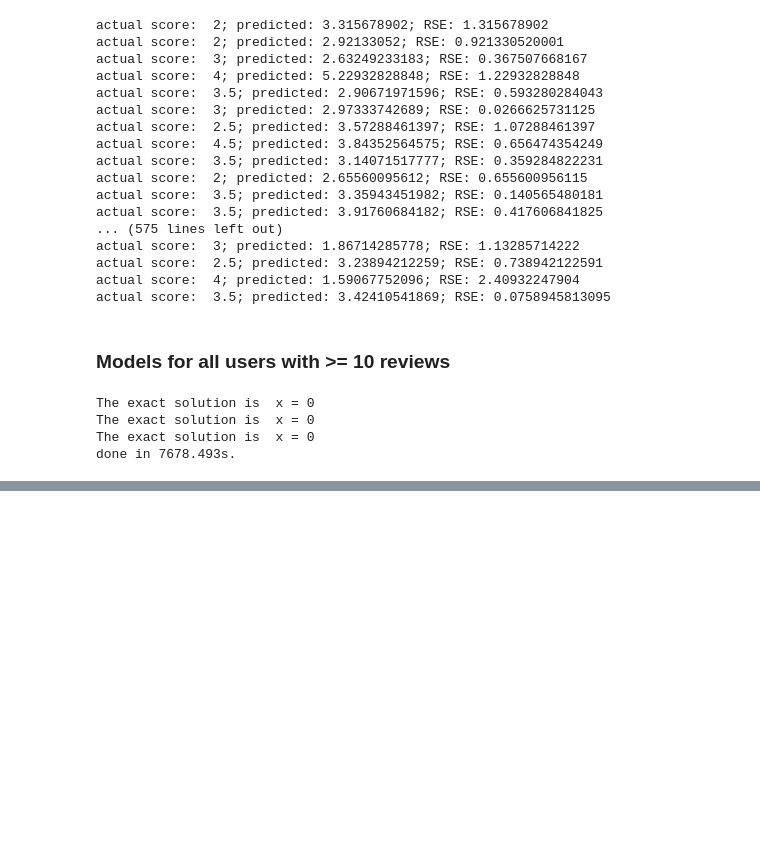
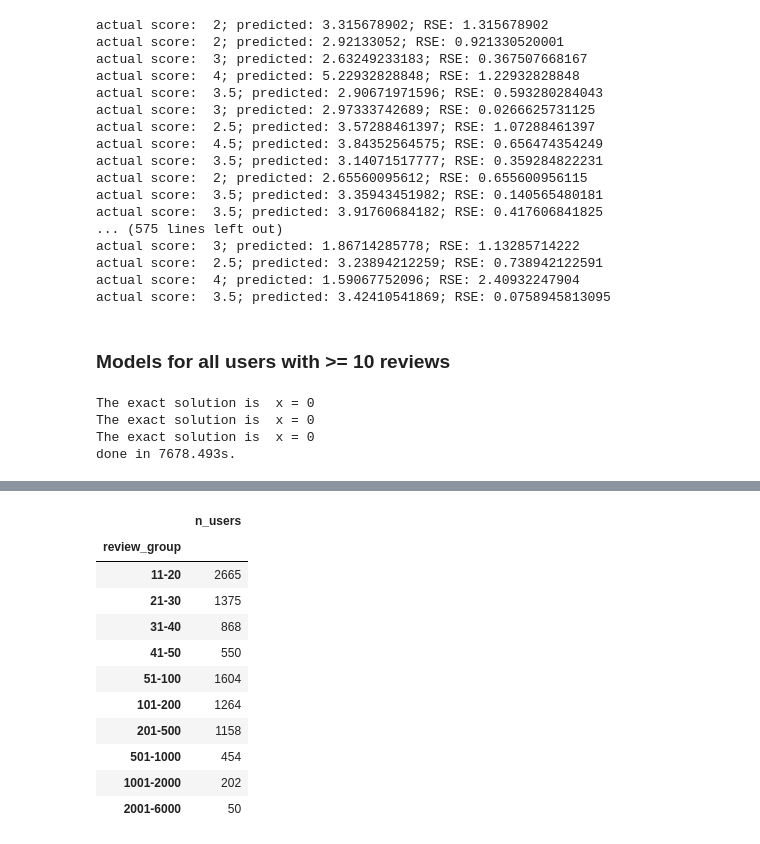
Before and after one commit to thegreatwarlo/BeerPersonalization, a Jupyter notebook: Final Submission/text_features.ipynb, the cells around one changed output, grey strips where cells are left out. Cells and saved outputs as stored; diff of their text form; code cells hidden in the pictures; blank space fills up the shorter version.

```diff
--- a/Final Submission/text_features.ipynb
+++ b/Final Submission/text_features.ipynb
@@ -241,0 +296,15 @@ np.mean([value['rmse'] for index, value in user_reg.iteritems()])
+# %%
+n_by_users[['rmse', 'review_group']].groupby('review_group').count().rename(columns = {'rmse': 'n_users'})
+# %% [output]
+|  | n_users |
+| review_group |  |
+| 11-20 | 2665 |
+| 21-30 | 1375 |
+| 31-40 | 868 |
+| 41-50 | 550 |
+| 51-100 | 1604 |
+| 101-200 | 1264 |
+| 201-500 | 1158 |
+| 501-1000 | 454 |
+| 1001-2000 | 202 |
+| 2001-6000 | 50 |
```
Also changed, not shown: parts of 11 cells of this notebook.
